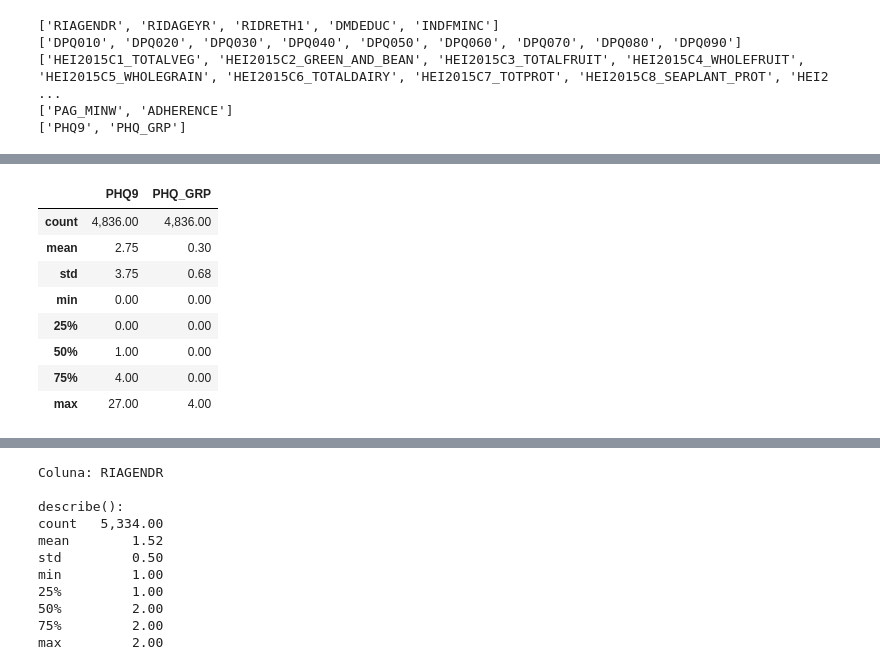
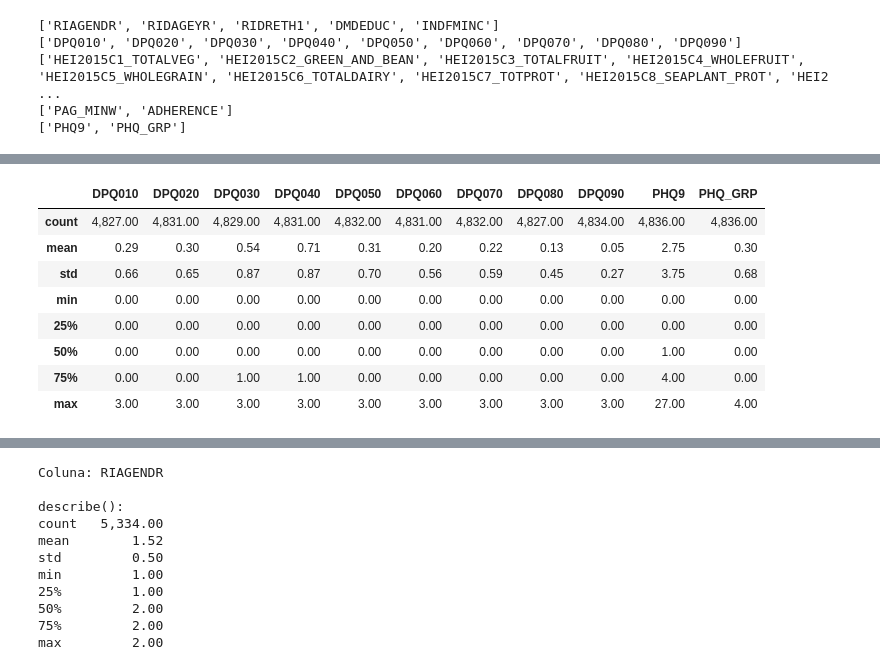
Before and after one commit to thiago-paim/tera-desafio-inferencia, a Jupyter notebook: notebooks/step_2_univariate_analysis.ipynb, the cells around one changed output, grey strips where cells are left out. Cells and saved outputs as stored; diff of their text form; code cells hidden in the pictures.

Commit message:
reorganizando e validando step 2

```diff
--- a/notebooks/step_2_univariate_analysis.ipynb
+++ b/notebooks/step_2_univariate_analysis.ipynb
@@ -86,9 +76,22 @@ msno.matrix(df)
 ### Separação das colunas
 
 As colunas serão separadas de acordo com sua origem, para facilitar a organização das análises
+# %%
+def split_columns_by_source(df, step=1):
+    is_phq_column = lambda x: True if (x.find('DPQ') > -1) else False
+    phq_cols = [col for col in df.columns if is_phq_column(col)]
+
+    is_hei_column = lambda x: True if (x.find('HEI2015') > -1) else False
+    hei_cols = [col for col in df.columns if is_hei_column(col)]
+
+    demo_cols = ['RIAGENDR', 'RIDAGEYR', 'RIDRETH1', 'DMDEDUC', 'INDFMINC']
+    pag_cols = ['PAG_MINW', 'ADHERENCE']
+    phq_score_cols = ['PHQ9', 'PHQ_GRP']
+
+    return demo_cols, phq_cols, hei_cols, pag_cols, phq_score_cols
 # %%
 # Separando colunas de acordo com suas origens
-demo_cols, phq_cols, hei_cols, pag_cols, phq_score_cols = utils.get_columns_by_source(df)
+demo_cols, phq_cols, hei_cols, pag_cols, phq_score_cols = split_columns_by_source(df)
 
 print(demo_cols)
 print(phq_cols)
@@ -118,12 +113,12 @@ utils.plot_for_cols(df, phq_score_cols, func=func, kwargs=kwargs, figsize=(20, 1
 # %%
-df[phq_score_cols].describe()
+df[phq_cols + phq_score_cols].describe()
 # %% [output]
-|  | PHQ9 | PHQ_GRP |
-| count | 4,836.00 | 4,836.00 |
-| mean | 2.75 | 0.30 |
-| std | 3.75 | 0.68 |
-| min | 0.00 | 0.00 |
-| 25% | 0.00 | 0.00 |
-| 50% | 1.00 | 0.00 |
-| 75% | 4.00 | 0.00 |
-| max | 27.00 | 4.00 |
+|  | DPQ010 | DPQ020 | DPQ030 | DPQ040 | DPQ050 | DPQ060 | DPQ070 | DPQ080 | DPQ090 | PHQ9 | PHQ_GRP |
+| count | 4,827.00 | 4,831.00 | 4,829.00 | 4,831.00 | 4,832.00 | 4,831.00 | 4,832.00 | 4,827.00 | 4,834.00 | 4,836.00 | 4,836.00 |
+| mean | 0.29 | 0.30 | 0.54 | 0.71 | 0.31 | 0.20 | 0.22 | 0.13 | 0.05 | 2.75 | 0.30 |
+| std | 0.66 | 0.65 | 0.87 | 0.87 | 0.70 | 0.56 | 0.59 | 0.45 | 0.27 | 3.75 | 0.68 |
+| min | 0.00 | 0.00 | 0.00 | 0.00 | 0.00 | 0.00 | 0.00 | 0.00 | 0.00 | 0.00 | 0.00 |
+| 25% | 0.00 | 0.00 | 0.00 | 0.00 | 0.00 | 0.00 | 0.00 | 0.00 | 0.00 | 0.00 | 0.00 |
+| 50% | 0.00 | 0.00 | 0.00 | 0.00 | 0.00 | 0.00 | 0.00 | 0.00 | 0.00 | 1.00 | 0.00 |
+| 75% | 0.00 | 0.00 | 1.00 | 1.00 | 0.00 | 0.00 | 0.00 | 0.00 | 0.00 | 4.00 | 0.00 |
+| max | 3.00 | 3.00 | 3.00 | 3.00 | 3.00 | 3.00 | 3.00 | 3.00 | 3.00 | 27.00 | 4.00 |
```
Also changed, not shown: parts of 74 cells of this notebook, 1 other file.
